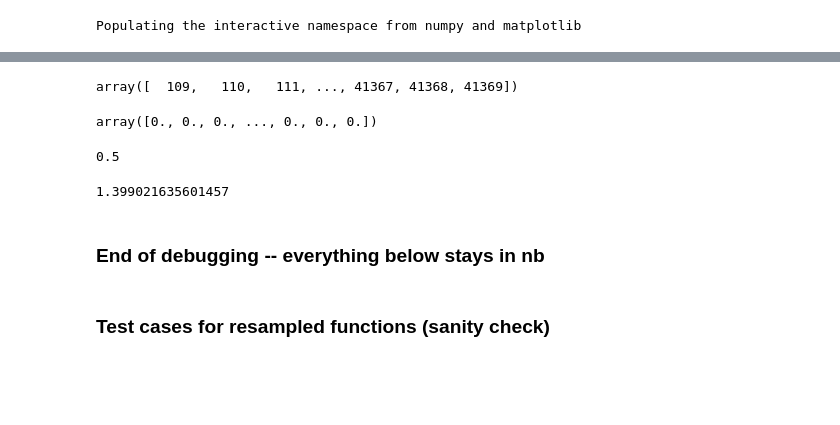
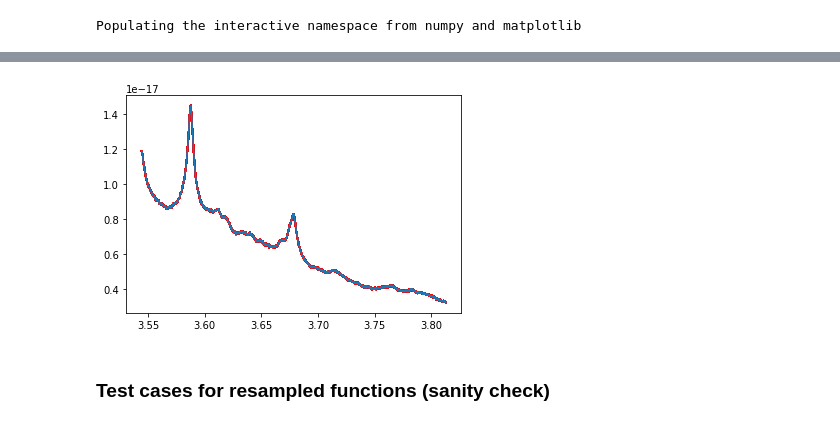
Before and after one commit to belaa/specsim-for-eboss, a Jupyter notebook: downsample_to_eBOSS_grid.ipynb, the cells around one changed output, grey strips where cells are left out. Cells and saved outputs as stored; diff of their text form; code cells hidden in the pictures; blank space fills up the shorter version.

Commit message:
Worked out num_fibers > 1 case

```diff
--- a/downsample_to_eBOSS_grid.ipynb
+++ b/downsample_to_eBOSS_grid.ipynb
@@ -16,7 +16,7 @@ import specsim.simulator
 import astropy
 import scipy
 # %%
-simulator = specsim.simulator.Simulator('eboss', num_fibers=1)
+simulator = specsim.simulator.Simulator('eboss', num_fibers=200)
 simulator.atmosphere
 #simulator.instrument.fast_fiber_acceptance
 simulator.simulate()
@@ -207,21 +31,10 @@ len(simulator.instrument.cameras[1]._row_size)
-# %%
-np.where(simulator.instrument.cameras[0]._row_size > 0)[0]
-# %% [output]
-array([  109,   110,   111, ..., 41367, 41368, 41369])
-# %%
-len(interpolated_values[109:25001]
-# %% [output]
-array([0., 0., 0., ..., 0., 0., 0.])
-# %%
-np.diff(red_output['wavelength'])[0]
-# %% [output]
-0.5
-# %%
-np.diff(astropy.table.Table.read(abs_base_path+'sdss/eboss-red.fits', format='fits')['wavelength'])[0]
-# %% [output]
-1.399021635601457
-# %% [markdown]
-### End of debugging -- everything below stays in nb
+# %%
+plt.plot(np.log10(b_wlen), b_flux, 'r-', alpha=0.3)
+plt.plot(simulator.camera_output[2]['wavelength'],
+         simulator.camera_output[2]['observed_flux'][:,0])
+plt.show()
+# %% [output]
+[figure, added]
 # %%
 eboss_wlen = np.load('b_loglam.npy')
 # %% [markdown]
```
Also changed, not shown: parts of 55 cells of this notebook.
